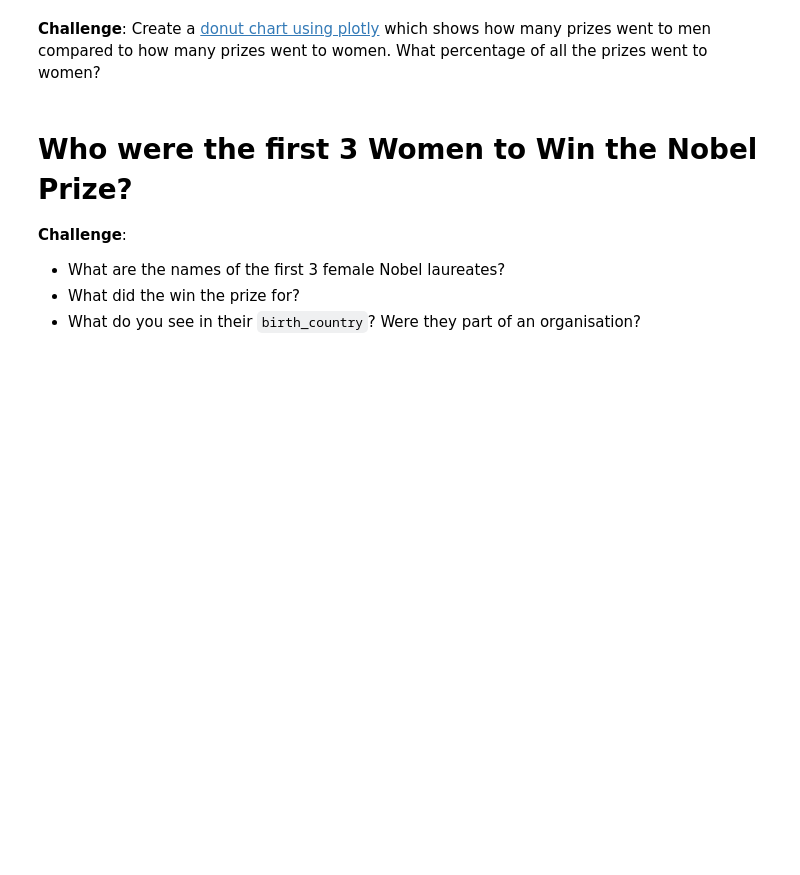
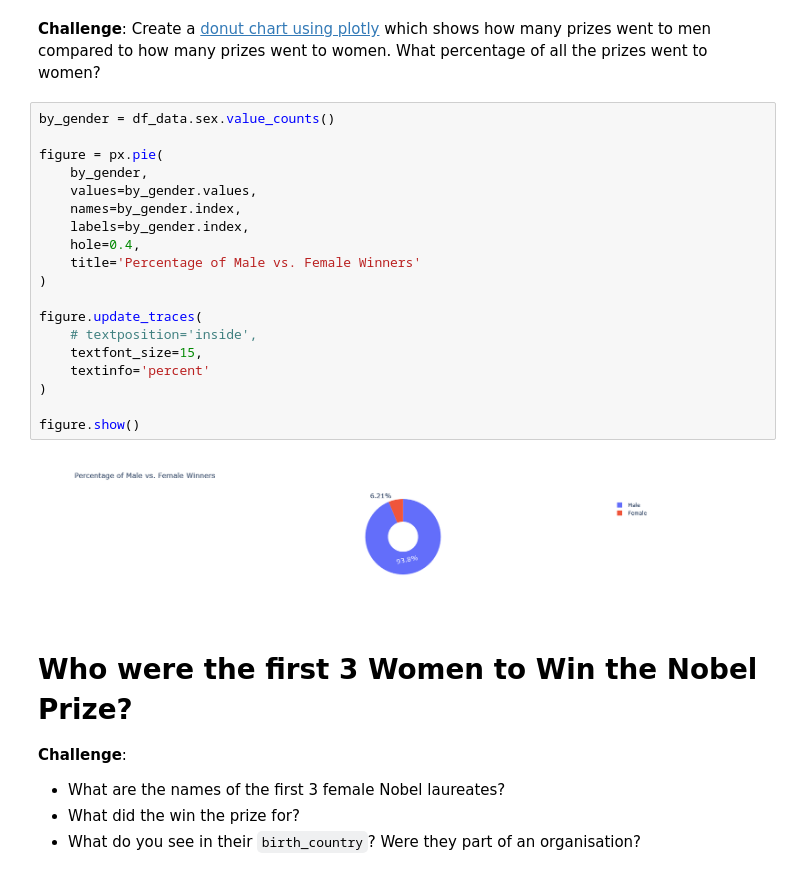
Before and after one commit to ArieKnoester/nobel-laureates-jupyter-notebook, a Jupyter notebook: Nobel_Prize_Analysis.ipynb, the cells around one changed output. Drawn from its saved outputs; the diff is of its cells as text; blank space fills up the shorter version.

Commit message:
Adds donut chart men vs. women laureates.

```diff
--- a/Nobel_Prize_Analysis.ipynb
+++ b/Nobel_Prize_Analysis.ipynb
@@ -238,6 +238,27 @@ df_data[['year', 'category', 'full_name', 'organization_name', 'prize_share', 's
 # Plotly Donut Chart: Percentage of Male vs. Female Laureates
 # %% [markdown]
 **Challenge**: Create a [donut chart using plotly](https://plotly.com/python/pie-charts/) which shows how many prizes went to men compared to how many prizes went to women. What percentage of all the prizes went to women?
+# %%
+by_gender = df_data.sex.value_counts()
+
+figure = px.pie(
+    by_gender,
+    values=by_gender.values,
+    names=by_gender.index,
+    labels=by_gender.index,
+    hole=0.4,
+    title='Percentage of Male vs. Female Winners'
+)
+
+figure.update_traces(
+    # textposition='inside',
+    textfont_size=15,
+    textinfo='percent'
+)
+
+figure.show()
+# %% [output]
+[figure, added]
 # %% [markdown]
 # Who were the first 3 Women to Win the Nobel Prize?
 
```
Also changed, not shown: parts of 2 cells of this notebook.
